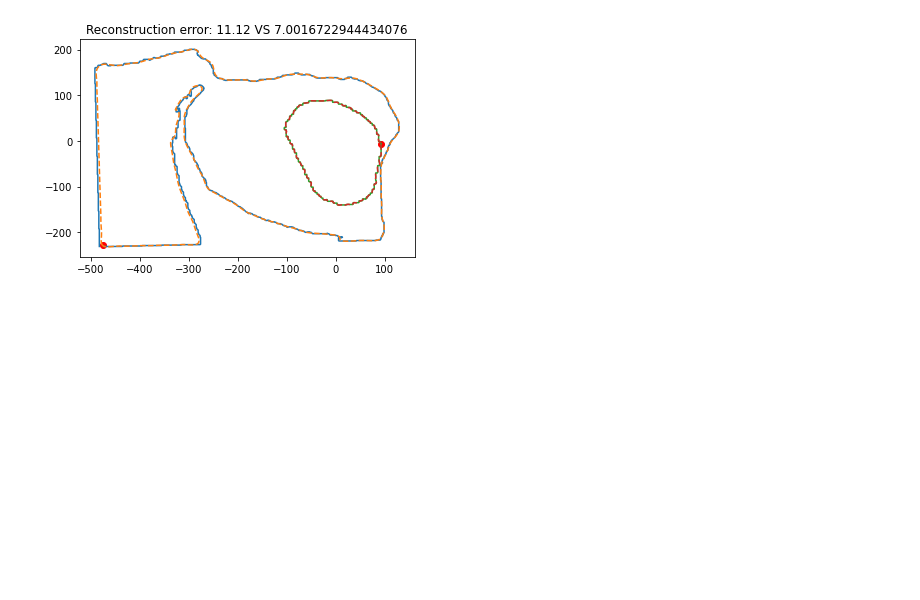
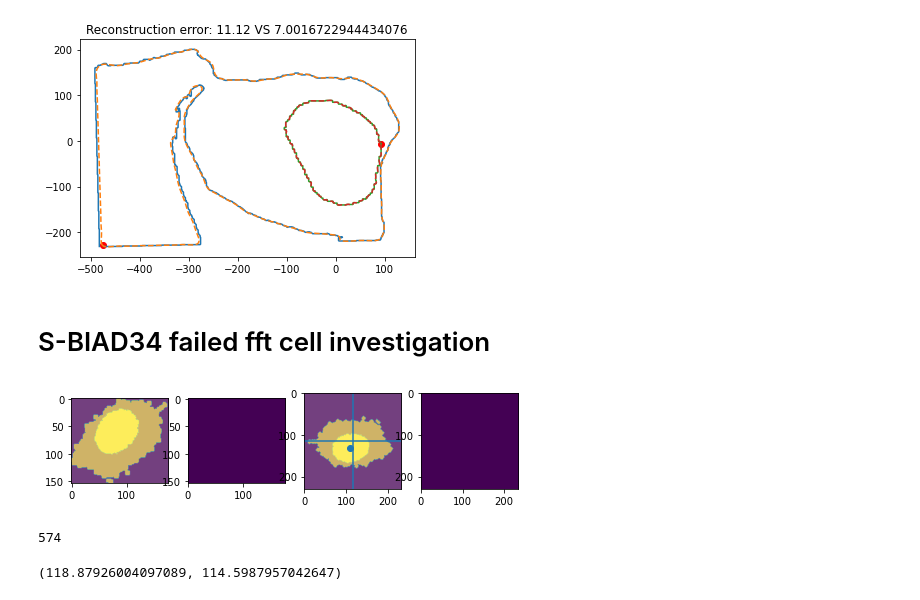
Before and after one commit to trangle1302/2D_shapespace, a Jupyter notebook: notebooks/Elliptic_Fourier_method.ipynb, the cells around one changed output. Cells and saved outputs as stored; diff of their text form; code cells hidden in the pictures; blank space fills up the shorter version.

```diff
--- a/notebooks/Elliptic_Fourier_method.ipynb
+++ b/notebooks/Elliptic_Fourier_method.ipynb
@@ -316,3 +316,5 @@ plt.scatter(recon_nuc_contours[idx][0][0], recon_nuc_contours[idx][1][0], c="r")
 # %% [output]
 <matplotlib.collections.PathCollection at 0x...>
 [figure]
+# %% [markdown]
+# S-BIAD34 failed fft cell investigation
@@ -318,0 +326,9 @@ plt.scatter(recon_nuc_contours[idx][0][0], recon_nuc_contours[idx][1][0], c="r")
+# %%
+import numpy as np
+d = "/mnt/c/Users/trang.le/Desktop/shapemode/S-BIAD34"
+im_id = "5977_A12_s5_7"#"5977_A10_s1_32"
+data = np.load(f"{d}/{im_id}.npy")
+# %%
+nuclei_, cell_, theta = alignment.align_cell_major_axis_polarized(data, np.zeros_like(data[0]), plot=True)
+# %% [output]
+[figure, added]
@@ -318,0 +339,13 @@ plt.scatter(recon_nuc_contours[idx][0][0], recon_nuc_contours[idx][1][0], c="r")
+# %%
+from utils import helpers
+cell_coords = helpers.realign_contour_startpoint(cell_ccords)
+nu_coords = helpers.realign_contour_startpoint(nu_ccords)
+len(cell_coords)
+# %% [output]
+574
+# %%
+from scipy.ndimage import center_of_mass, rotate
+centroid = center_of_mass(cell_)
+centroid
+# %% [output]
+(118.87926004097089, 114.5987957042647)
```
Also changed, not shown: parts of 3 cells of this notebook, 1 other file.
